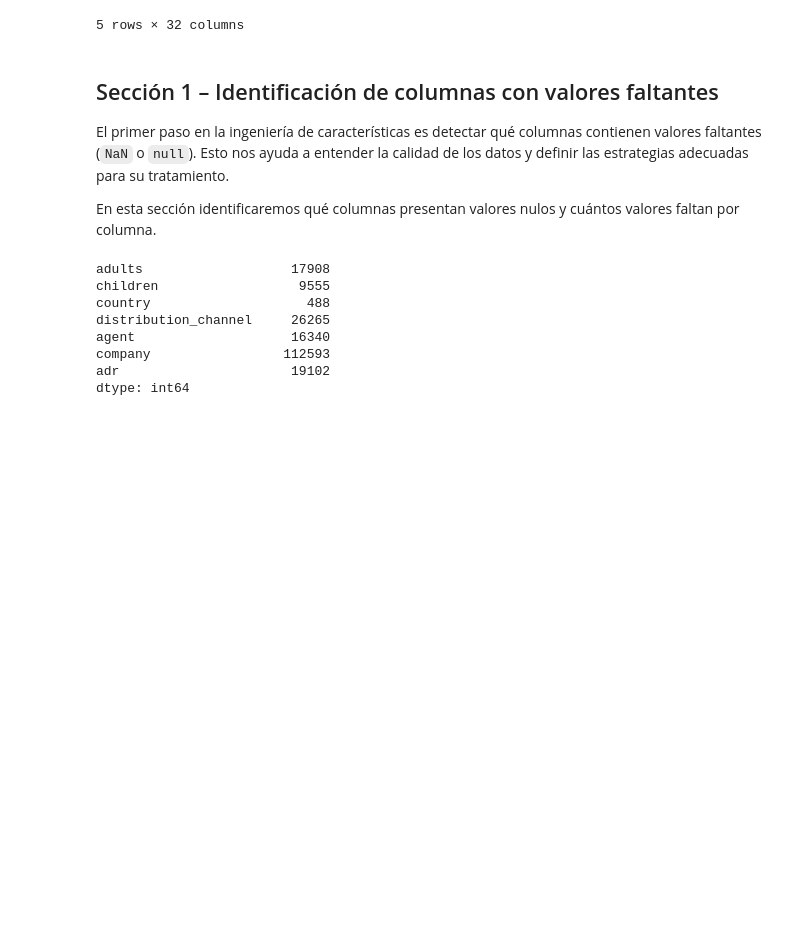
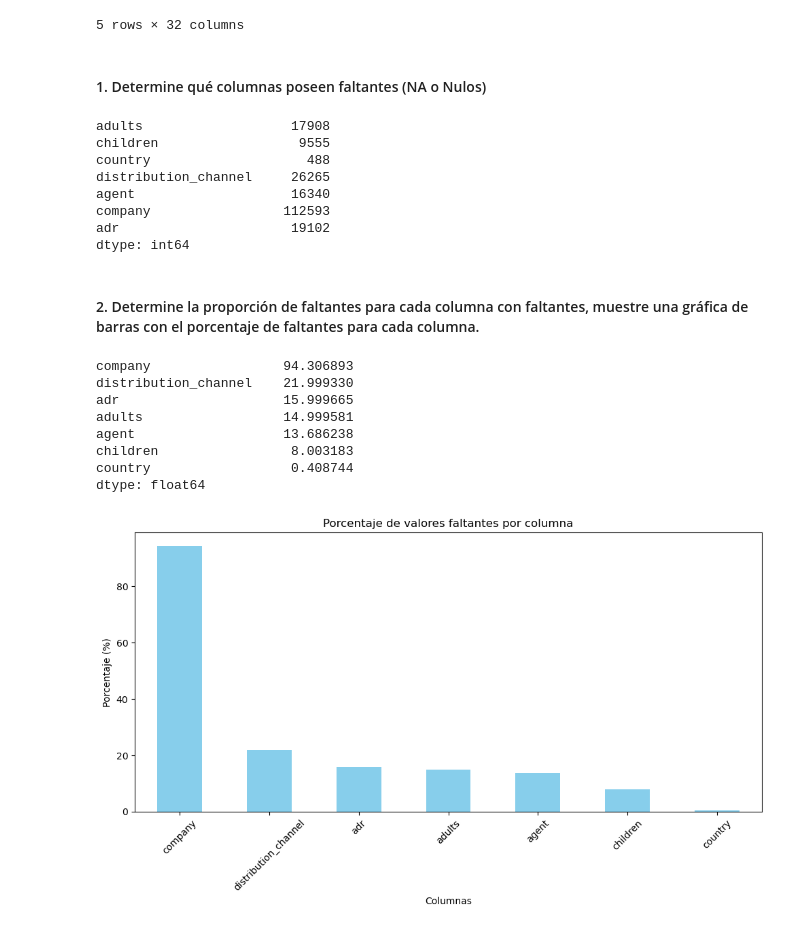
Before and after one commit to midwayjona/Econometria-2, a Jupyter notebook: labs/lab_1/lab_1.ipynb, the cells around one changed output. Saved outputs shown, nothing was run; the diff lists cells and outputs as text; code cells hidden in the pictures; blank space fills up the shorter version.

```diff
--- a/labs/lab_1/lab_1.ipynb
+++ b/labs/lab_1/lab_1.ipynb
@@ -34,11 +34,7 @@ df.head()
 | 4 | Resort Hotel | 0 | 14 | 2015 | July | 27 | ... |
 5 rows × 32 columns
 # %% [markdown]
-## Sección 1 – Identificación de columnas con valores faltantes
-
-El primer paso en la ingeniería de características es detectar qué columnas contienen valores faltantes (`NaN` o `null`). Esto nos ayuda a entender la calidad de los datos y definir las estrategias adecuadas para su tratamiento.
-
-En esta sección identificaremos qué columnas presentan valores nulos y cuántos valores faltan por columna.
+#### 1. Determine qué columnas poseen faltantes (NA o Nulos)
 # %%
 # Conteo de valores nulos por columna
 missing_counts = df.isnull().sum()
@@ -57,3 +53,39 @@ agent                    16340
 company                 112593
 adr                      19102
 dtype: int64
+# %% [markdown]
+#### 2. Determine la proporción de faltantes para cada columna con faltantes, muestre una gráfica de barras con el porcentaje de faltantes para cada columna.
+# %%
+import matplotlib.pyplot as plt
+
+# Total de filas
+total_rows = len(df)
+
+# Proporción de faltantes en porcentaje
+missing_percent = (missing_columns / total_rows) * 100
+
+# Ordenar de mayor a menor
+missing_percent = missing_percent.sort_values(ascending=False)
+
+# Mostrar tabla de proporciones
+print(missing_percent)
+
+# Graficar
+plt.figure(figsize=(10, 6))
+missing_percent.plot(kind='bar', color='skyblue')
+plt.title('Porcentaje de valores faltantes por columna')
+plt.ylabel('Porcentaje (%)')
+plt.xlabel('Columnas')
+plt.xticks(rotation=45)
+plt.tight_layout()
+plt.show()
+# %% [output]
+company                 94.306893
+distribution_channel    21.999330
+adr                     15.999665
+adults                  14.999581
+agent                   13.686238
+children                 8.003183
+country                  0.408744
+dtype: float64
+[figure, added]
```
